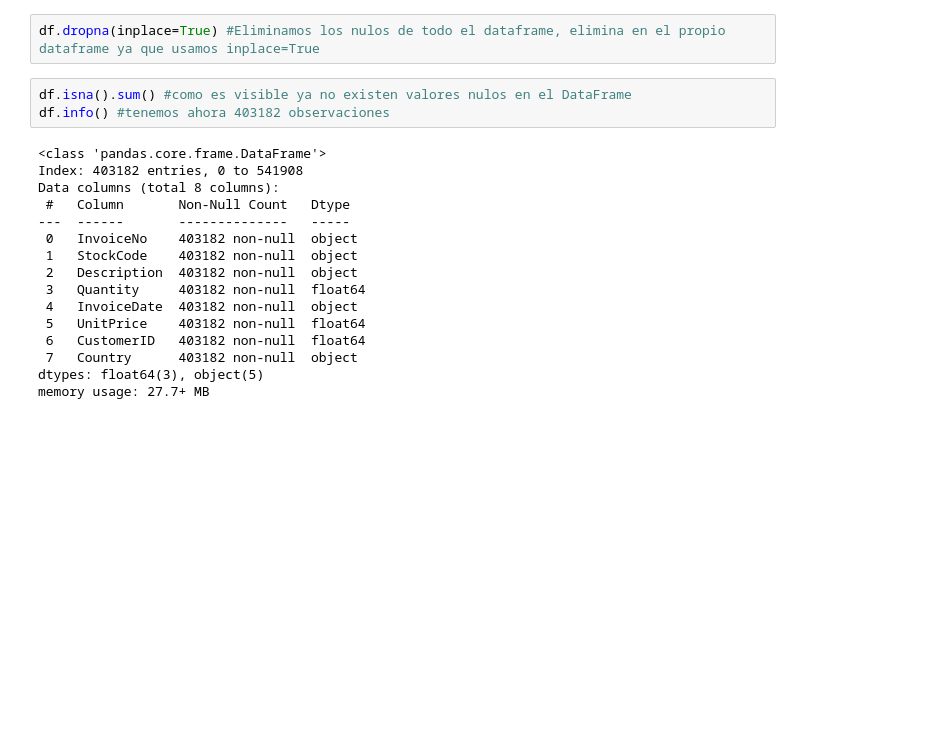
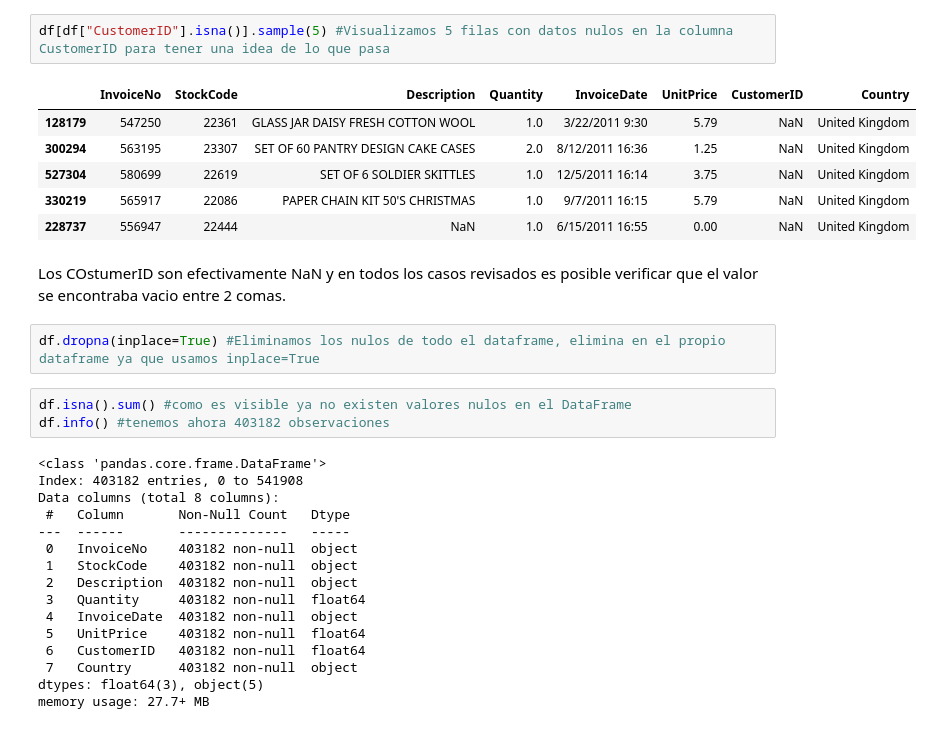
Before and after one commit to MiguelCrispim911/Proyecto-Segmentacion-RFM, a Jupyter notebook: notebooks/analisis.ipynb, the cells around one changed output. Drawn from its saved outputs; the diff is of its cells as text; blank space fills up the shorter version.

```diff
--- a/notebooks/analisis.ipynb
+++ b/notebooks/analisis.ipynb
@@ -62,3 +104,14 @@ Vamos borrar todas las observaciones que tienen algun valor en blanco. Esto es e
+# %%
+df[df["CustomerID"].isna()].sample(5) #Visualizamos 5 filas con datos nulos en la columna CustomerID para tener una idea de lo que pasa
+# %% [output]
+|  | InvoiceNo | StockCode | Description | Quantity | InvoiceDate | UnitPrice | CustomerID | Country |
+| 128179 | 547250 | 22361 | GLASS JAR DAISY FRESH COTTON WOOL | 1.0 | 3/22/2011 9:30 | 5.79 | NaN | United Kingdom |
+| 300294 | 563195 | 23307 | SET OF 60 PANTRY DESIGN CAKE CASES | 2.0 | 8/12/2011 16:36 | 1.25 | NaN | United Kingdom |
+| 527304 | 580699 | 22619 | SET OF 6 SOLDIER SKITTLES | 1.0 | 12/5/2011 16:14 | 3.75 | NaN | United Kingdom |
+| 330219 | 565917 | 22086 | PAPER CHAIN KIT 50'S CHRISTMAS | 1.0 | 9/7/2011 16:15 | 5.79 | NaN | United Kingdom |
+| 228737 | 556947 | 22444 | NaN | 1.0 | 6/15/2011 16:55 | 0.00 | NaN | United Kingdom |
+# %% [markdown]
+Los COstumerID son efectivamente NaN y en todos los casos revisados es posible verificar que el valor se encontraba vacio entre 2 comas.
 # %%
 df.dropna(inplace=True) #Eliminamos los nulos de todo el dataframe, elimina en el propio dataframe ya que usamos inplace=True
 # %%
```
Also changed, not shown: parts of 12 cells of this notebook.
